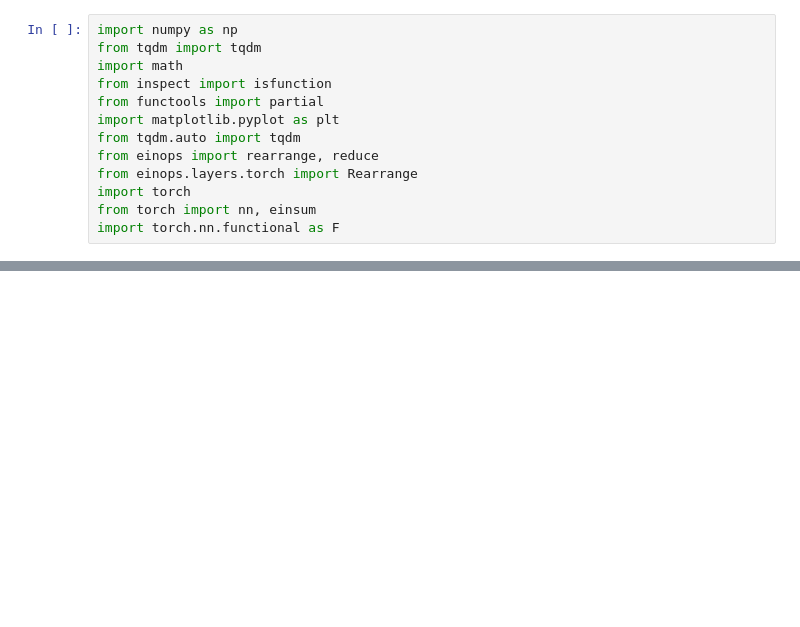
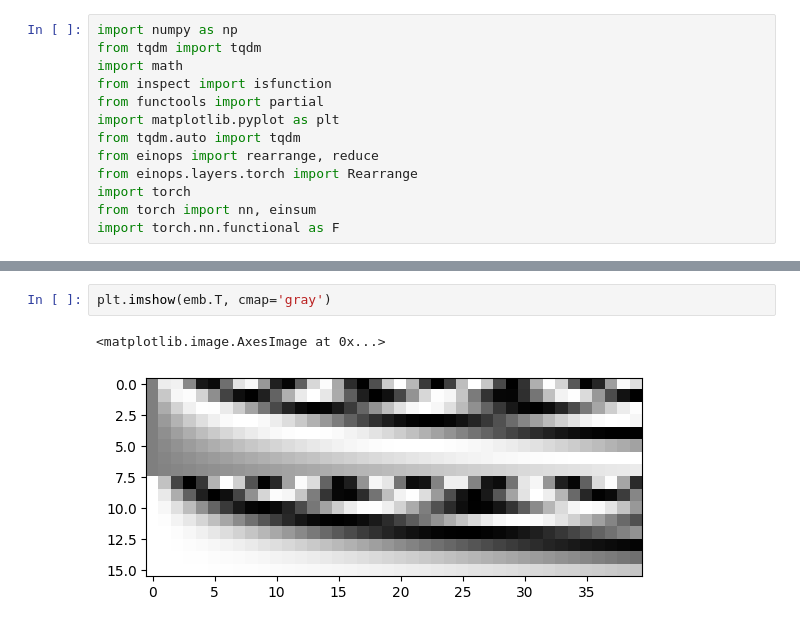
Before and after one commit to ys272/vton, a Jupyter notebook: sandbox_j.ipynb, the cells around one changed output, grey strips where cells are left out. Saved outputs shown, nothing was run; the diff lists cells and outputs as text; blank space fills up the shorter version.

```diff
--- a/sandbox_j.ipynb
+++ b/sandbox_j.ipynb
@@ -156,0 +44,5 @@ plt.legend()
+# %%
+plt.imshow(emb.T, cmap='gray')
+# %% [output]
+<matplotlib.image.AxesImage at 0x...>
+[figure, added]
```
Also changed, not shown: parts of 17 cells of this notebook, 16 other files.
